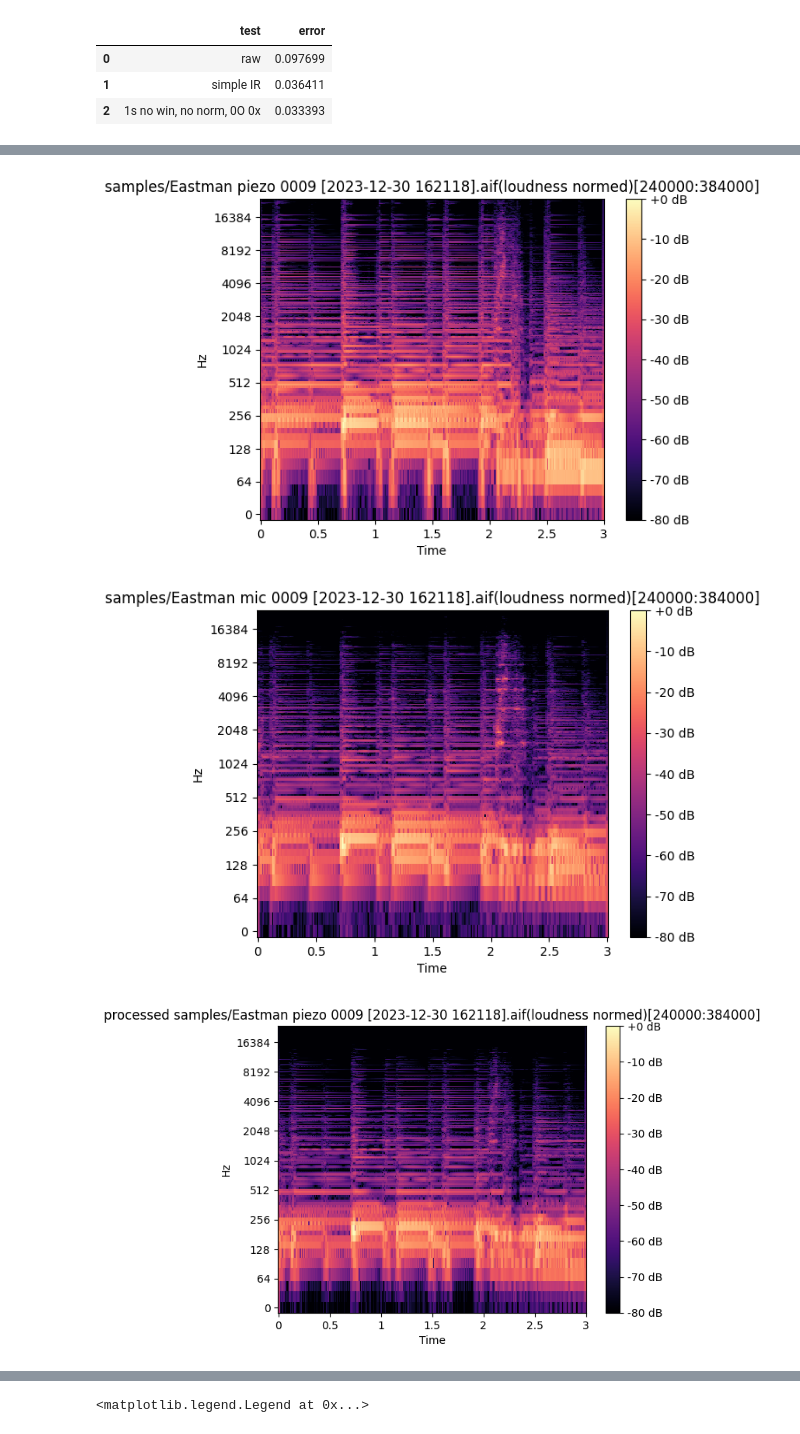
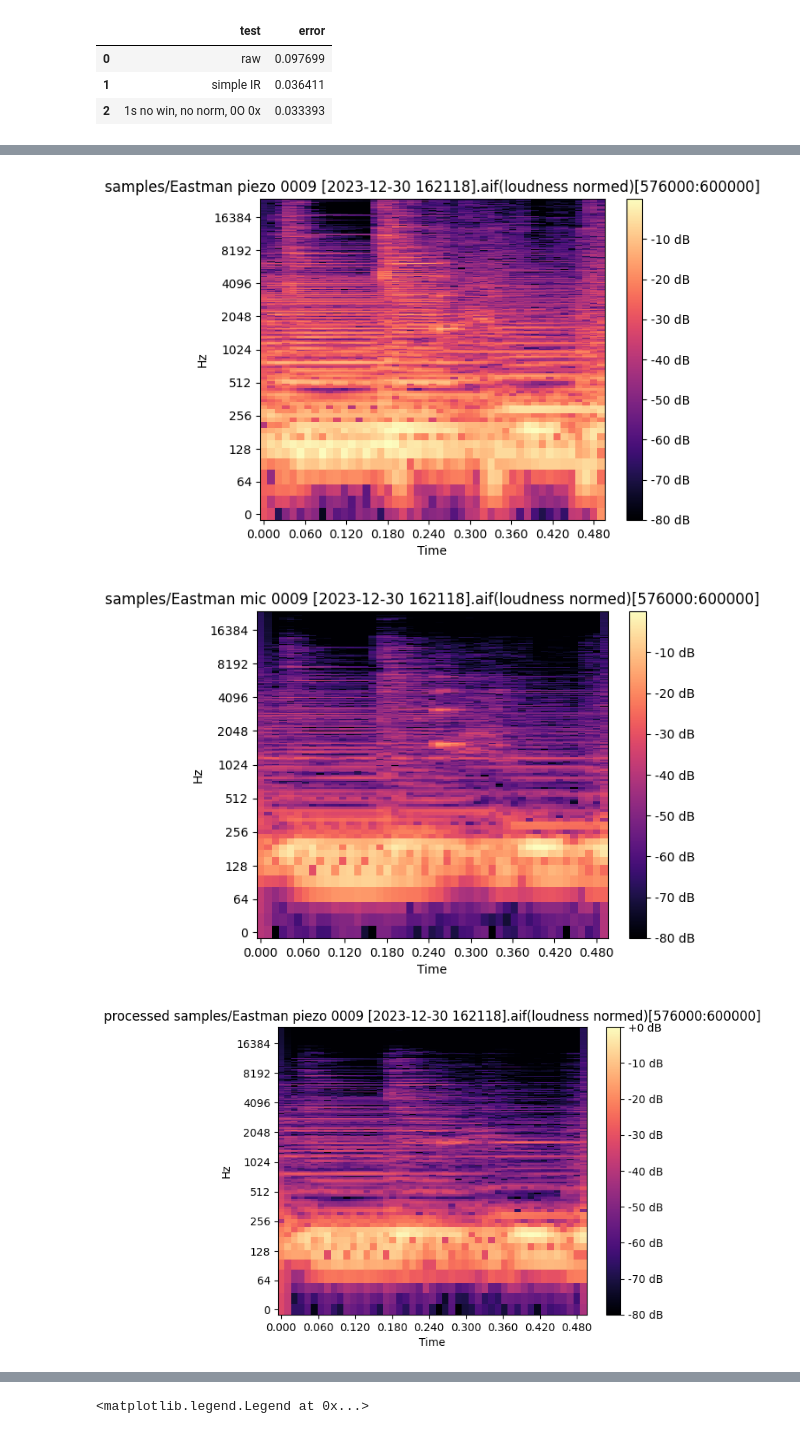
Before and after one commit to andrewwilson/impulseResponses, a Jupyter notebook: Analysis.ipynb, the cells around one changed output, grey strips where cells are left out. Drawn from its saved outputs; the diff is of its cells as text; code cells hidden in the pictures.

Commit message:
spectrogram visualisation

```diff
--- a/Analysis.ipynb
+++ b/Analysis.ipynb
@@ -117,12 +117,13 @@ best_ir = audio.create_average_ir(audio.prepare_slices(source, target, 1.0, 0, -
 basic_processed=test_src.apply_ir(basic_ir)
 best_processed=test_src.apply_ir(best_ir)
 # %%
-START = 520000
-LENGTH = 24000
-plot_signal(test_src, start=START, length=LENGTH)
-plot_signal(test_target, start=START, length=LENGTH)
-plot_signal(basic_processed, start=START, length=LENGTH, label='basic ir')
-plot_signal(best_processed, start=START, length=LENGTH, label='best ir')
+START = 12
+LENGTH = 0.5
+END = START+LENGTH
+plot_signal(test_src.slice_by_duration(START, END), 'test source')
+plot_signal(test_target.slice_by_duration(START, END), 'test target')
+plot_signal(basic_processed.slice_by_duration(START, END, 'processed: basic ir'))
+plot_signal(best_processed.slice_by_duration(START, END, 'processed: best ir'))
 audio.info_grid([source, target, test_src, test_target, basic_processed, best_processed])
 # %% [output]
 |  | name | sr | samples | duration | peak | rms | loudness |
@@ -139,9 +140,9 @@ audio.info_grid([source, target, test_src, test_target, basic_processed, best_pr
 # %%
-plot_sample_spectrogram(test_src.slice_by_duration(5, 8))
-plot_sample_spectrogram(test_target.slice_by_duration( 5, 8))
-plot_sample_spectrogram(processed_source.slice_by_duration(5,8))
-plot_sample_spectrogram(processed_source2.slice_by_duration(5,8))
+plot_sample_spectrogram(test_src.slice_by_duration(START, END))
+plot_sample_spectrogram(test_target.slice_by_duration( START, END))
+plot_sample_spectrogram(processed_source.slice_by_duration(START, END))
+plot_sample_spectrogram(processed_source2.slice_by_duration(START, END))
 # %% [output]
-[figure, old version]
+[figure, new version]
-[figure, old version]
+[figure, new version]
-[figure, old version]
+[figure, new version]
```
Also changed, not shown: parts of 4 cells of this notebook.
